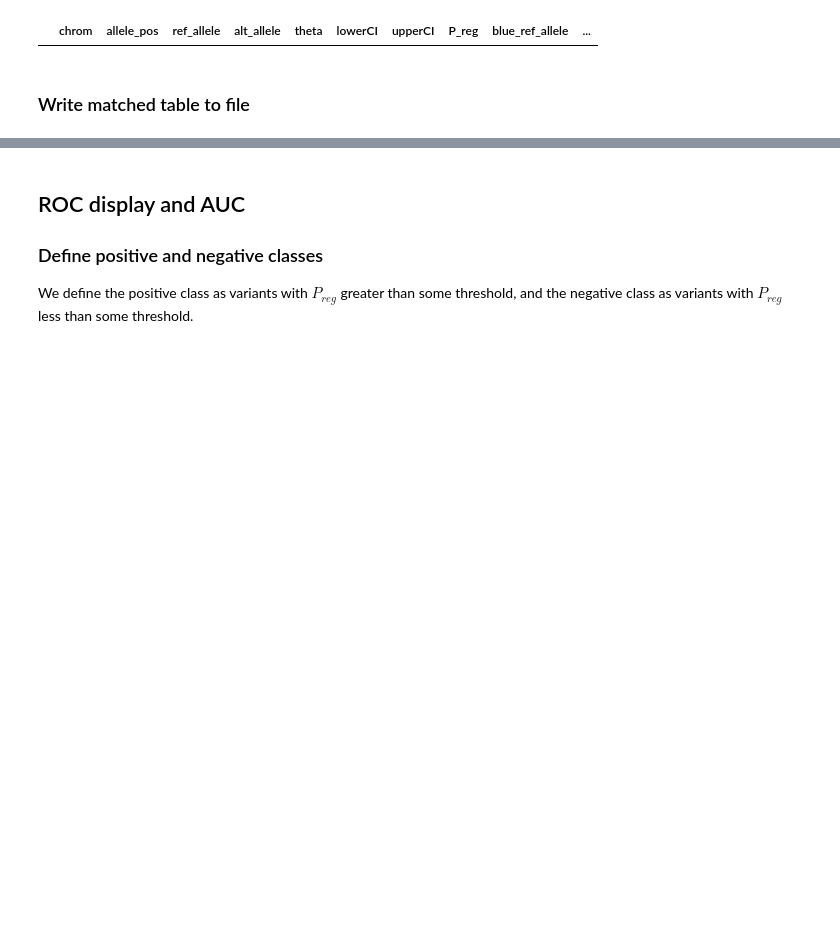
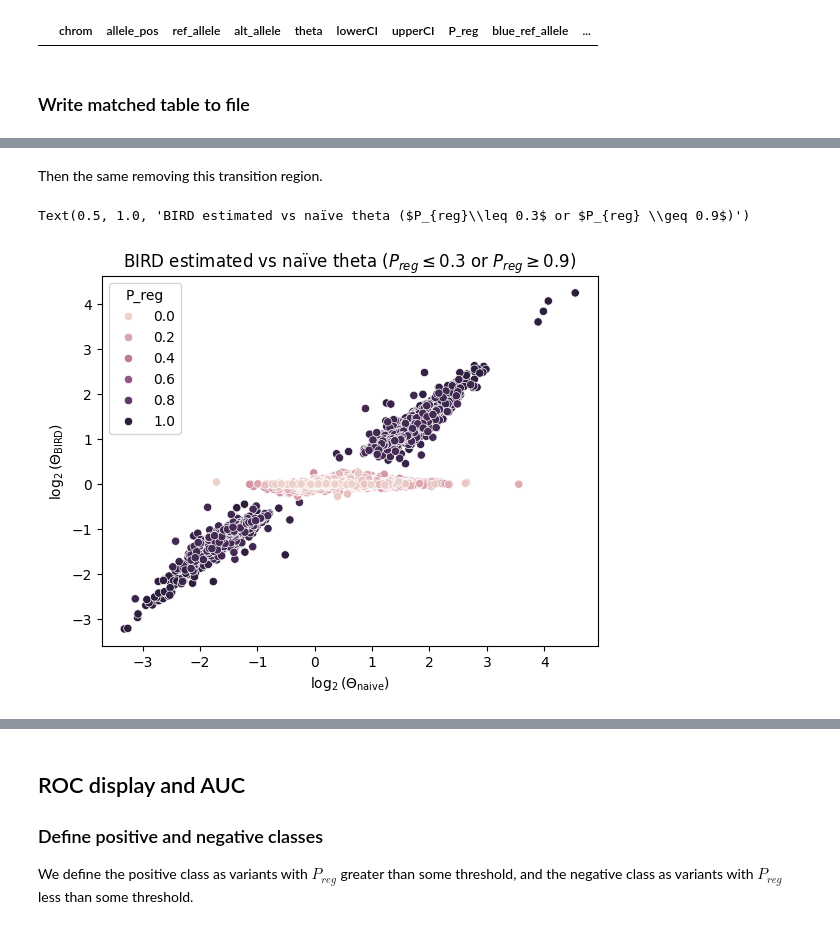
Before and after one commit to Duke-IGVF/BlueSTARR-viz, a Jupyter notebook: preds/BIRD-vs-BlueSTARR-preds.ipynb, the cells around one changed output, grey strips where cells are left out. Saved outputs shown, nothing was run; the diff lists cells and outputs as text; code cells hidden in the pictures; blank space fills up the shorter version.

```diff
--- a/preds/BIRD-vs-BlueSTARR-preds.ipynb
+++ b/preds/BIRD-vs-BlueSTARR-preds.ipynb
@@ -154,0 +206,11 @@ bb_df.to_csv(DB_ROOT / 'blue_bird.csv.gz', index=False)
+# %% [markdown]
+Then the same removing this transition region.
+# %%
+ax = sns.scatterplot(data=theta_and_counts.loc[(theta_and_counts['P_reg'] <= 0.3) |
+                                               (theta_and_counts['P_reg'] >= 0.9)],
+                     x='BIRD_log2naivetheta', y='BIRD_log2Theta', hue='P_reg')
+ax.set(xlabel='$\log_2(\Theta_{\mathrm{naive}})$', ylabel='$\log_2(\Theta_{\mathrm{BIRD}})$')
+ax.set_title('BIRD estimated vs naïve theta ($P_{reg}\leq 0.3$ or $P_{reg} \geq 0.9$)')
+# %% [output]
+Text(0.5, 1.0, 'BIRD estimated vs naïve theta ($P_{reg}\\leq 0.3$ or $P_{reg} \\geq 0.9$)')
+[figure, added]
```
Also changed, not shown: parts of 35 cells of this notebook.
